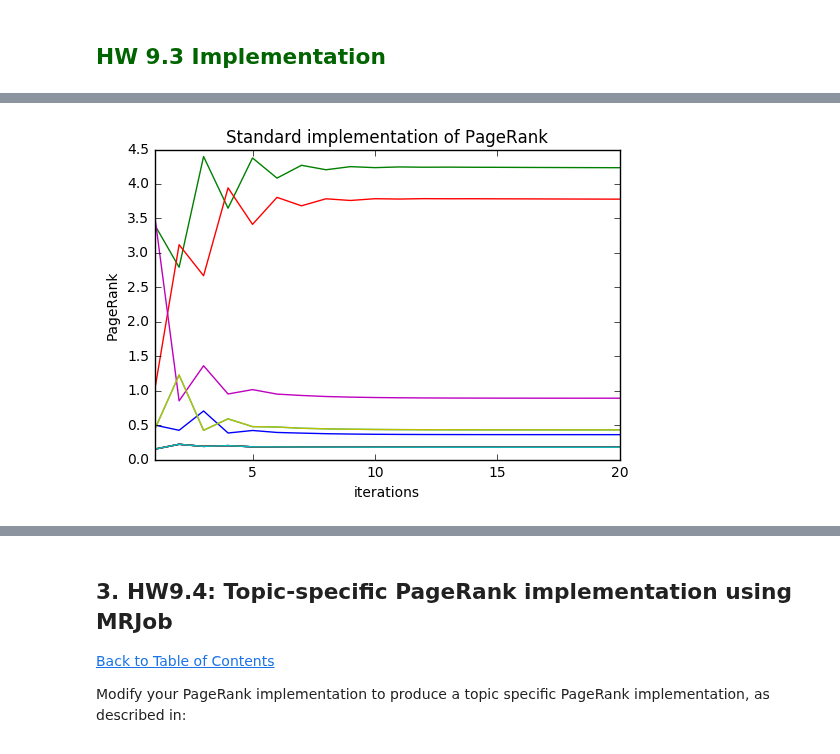
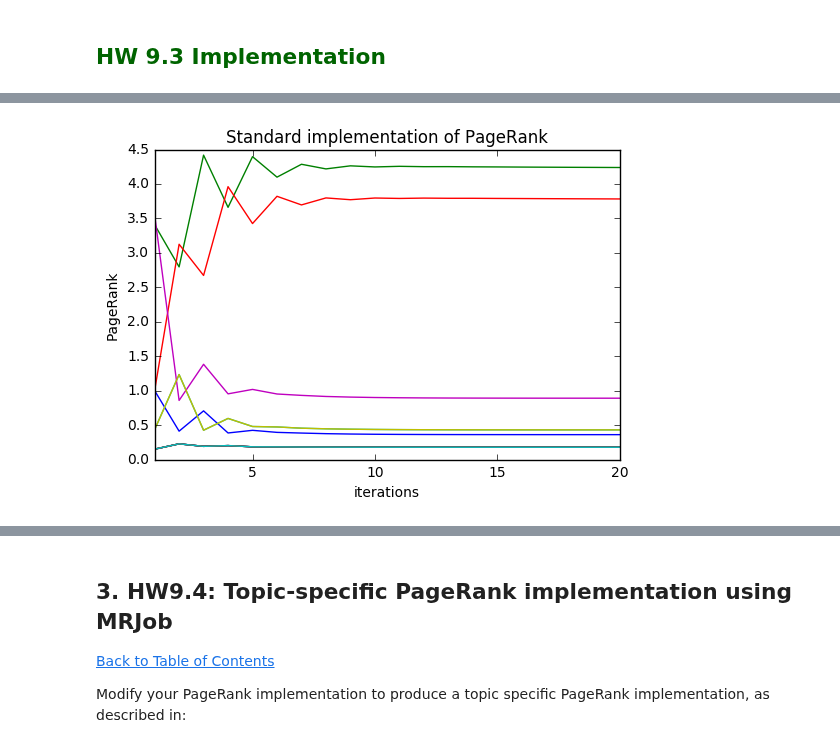
Before and after one commit to DongL/w261, a Jupyter notebook: week9/MIDS-W261-HW-09-Sanchez.ipynb, the cells around one changed output, grey strips where cells are left out. Drawn from its saved outputs; the diff is of its cells as text; code cells hidden in the pictures.

```diff
--- a/week9/MIDS-W261-HW-09-Sanchez.ipynb
+++ b/week9/MIDS-W261-HW-09-Sanchez.ipynb
@@ -1292,6 +1272,8 @@ with open("Temp_data/indices.txt") as label_data:
     for line in label_data:
         data = line.strip().split("\t")
         text = data[0]
-        position = data[1]
+        if len(text) > 35:
+            text = text[:32] + "..."
+        position = int(data[1])
         labels[position] = text
 # %% [output]
@@ -1549,20 +1326,0 @@ KeyboardInterrupt:
-# %%
-%%time
-%reload_ext autoreload
-%autoreload 2
-from pprint import pprint
-from SimplePageRank import SimplePageRank as PageRank
-
-mr_job = PageRank(args=["data/PageRank-test-original.txt",
-                        "--iterations=50",
-                        "--damping_factor=.85",
-                        "--jobconf=mapred.reduce.tasks=5",
-                        "--reduce.tasks=5"])
-
-results = {}
-with mr_job.make_runner() as runner:
-    runner.run()
-    for line in runner.stream_output():
-        result = mr_job.parse_output_line(line)
-        results[result[0]] = result[1]["PR"]
-pprint(results)
@@ -1599,37 +1344,38 @@ total = sum(results.itervalues())
 %reload_ext autoreload
 %autoreload 2
 from SimplePageRank import SimplePageRank as PageRank
+import mrjob
 
 all_results = []
 
 for iteration in range(1, 21):
-    mr_job = PageRank(args=["data/PageRank-test.txt",
+    mr_job = PageRank(args=["data/PageRank-test-original.txt",
                             "--iterations=%d" % iteration,
                             "--damping_factor=.85",
                             "--jobconf=mapred.reduce.tasks=5",
                             "--reduce.tasks=5",
                             "--smart_updating=True"])
 
     results = {}
     with mr_job.make_runner() as runner:
         runner.run()
         for line in runner.stream_output():
             result = mr_job.parse_output_line(line)
             try:
-                results[result[0]] = result[1]["PR"]
+                results[result[0]] = result[1]
             except:
                 pass
         results["index"] = iteration
     all_results.append(results)
 
 data = pd.DataFrame(all_results)
 data.index = data.pop("index")
 data.plot(kind="line", legend=False)
 # plt.hlines(true_values,0,iterations-1, colors="grey")
 plt.title("Standard implementation of PageRank")
 plt.xlabel("iterations")
 plt.ylabel("PageRank")
 # plt.ylim(0,.5)
 plt.show()
 # %% [output]
-[figure, old version]
+[figure, new version]
```
Also changed, not shown: parts of 37 cells of this notebook, 4 other files.
